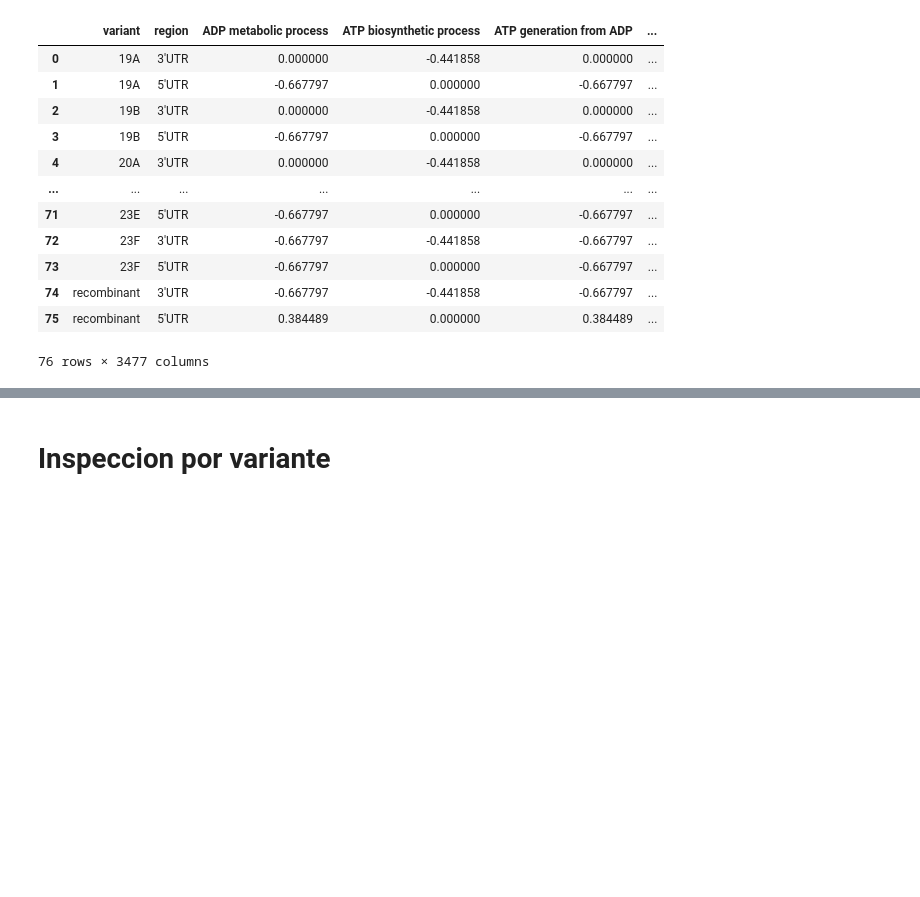
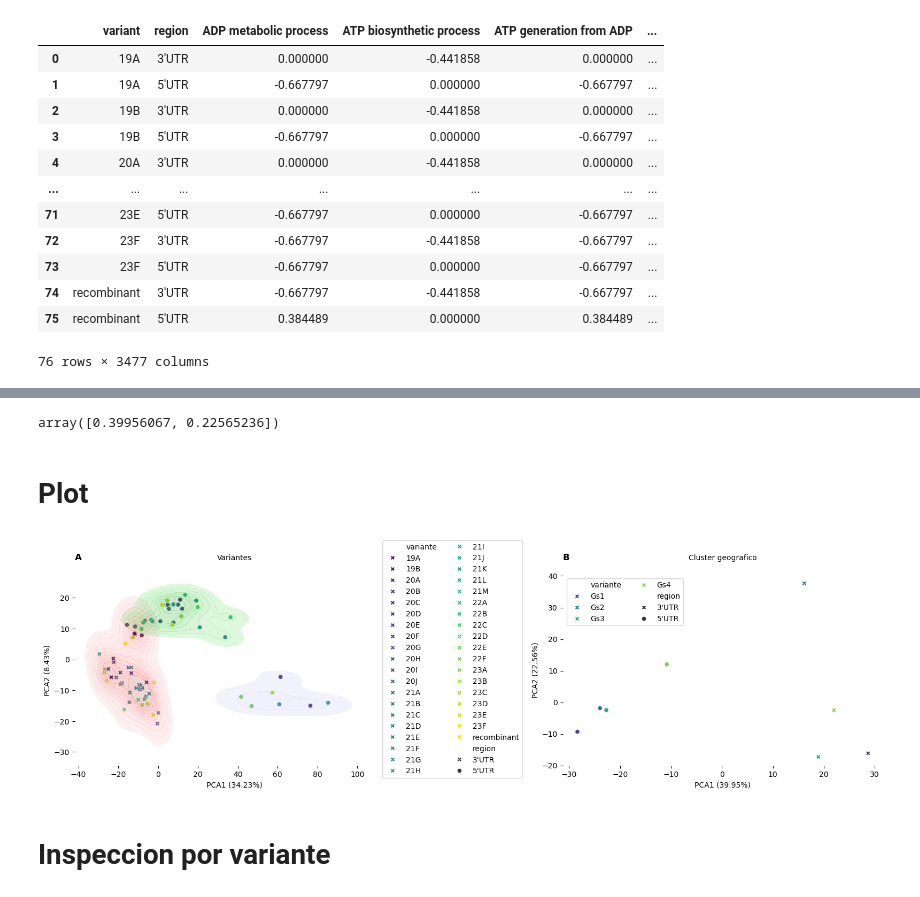
Before and after one commit to FerAmbriz/SelectionPatternsSARSCoV2, a Jupyter notebook: scr/15_inspect_pathway.ipynb, the cells around one changed output, grey strips where cells are left out. Cells and saved outputs as stored; diff of their text form; code cells hidden in the pictures; blank space fills up the shorter version.

```diff
--- a/scr/15_inspect_pathway.ipynb
+++ b/scr/15_inspect_pathway.ipynb
@@ -531,0 +551,3 @@ plt.show()
+# %%
+df = df_db2[df_db2['Table']==str(['dfsp', 'i'])].pivot(index= ['Variant', 'Region'], columns=['function'], values=['count'])
+df
@@ -531,0 +587,16 @@ plt.show()
+# %%
+# Separar las características y la etiqueta
+df = df_standardized
+X = df.drop(['variant', 'region'], axis=1)
+
+# Aplicar PCA
+pca = PCA(n_components=2)
+principal_components = pca.fit_transform(X)
+
+# Crear un DataFrame con los componentes principales
+pca_df2 = pd.DataFrame(data=principal_components, columns=['PC1', 'PC2'])
+
+# Añadir las etiquetas de variante y región
+pca_df2['variante'] = df['variant']
+pca_df2['region'] = df['region']
+pca_df2
@@ -532,3 +613,49 @@ plt.show()
+# %%
+pca.explained_variance_ratio_
+# %% [output]
+array([0.39956067, 0.22565236])
+# %% [markdown]
+# Plot
+# %%
+# Define markers
+markers = {"5'UTR": 'o', "3'UTR": 'X'}
+
+# Create a figure with two subplots in two columns
+fig, axes = plt.subplots(1, 2, figsize=(16, 5))
+
+# First plot
+sns.scatterplot(data=pca_df2, x='PC1', y='PC2', hue='variante',
+                markers=markers, style='region', palette='viridis', ax=axes[1])
+axes[1].set_xlabel('PCA1 (39.95%)')
+axes[1].set_ylabel('PCA2 (22.56%)')
+axes[1].legend(ncol=2)
+sns.despine(left=True, bottom=True, ax=axes[1])
+
+
+# Second plot
+sns.scatterplot(data=pca_df, x='PC1', y='PC2', hue='variante',
+                markers=markers, style='region', palette='viridis', ax=axes[0])
+sns.kdeplot(data=pca_df, x='PC1', y='PC2', fill=True, alpha=0.2, hue='cluster',
+            palette={0: 'red', 1: 'blue', 2: 'green', 3: 'purple'}, ax=axes[0])
+axes[0].set_xlabel('PCA1 (34.23%)')
+axes[0].set_ylabel('PCA2 (8.43%)')
+axes[0].legend(ncol=2, bbox_to_anchor=(0.95, 1.2), loc='upper left')
+sns.despine(left=True, bottom=True, ax=axes[0])
+
+
+# Set titles for the subplots
+axes[0].set_title("A", fontweight="bold", loc='left')
+axes[1].set_title("B", fontweight="bold", loc='left')
+
+axes[0].set_title('Variantes', fontsize=10, pad=20)
+axes[1].set_title('Cluster geografico', fontsize=10, pad=20)
+
+
+plt.tight_layout()
+plt.savefig('../../Plots/PCA_Variants.pdf', bbox_inches='tight')
+plt.show()
+# %% [output]
+[figure, added]
 # %% [markdown]
 # Inspeccion por variante
 # %%
```
Also changed, not shown: parts of 13 cells of this notebook, 1 other file.
